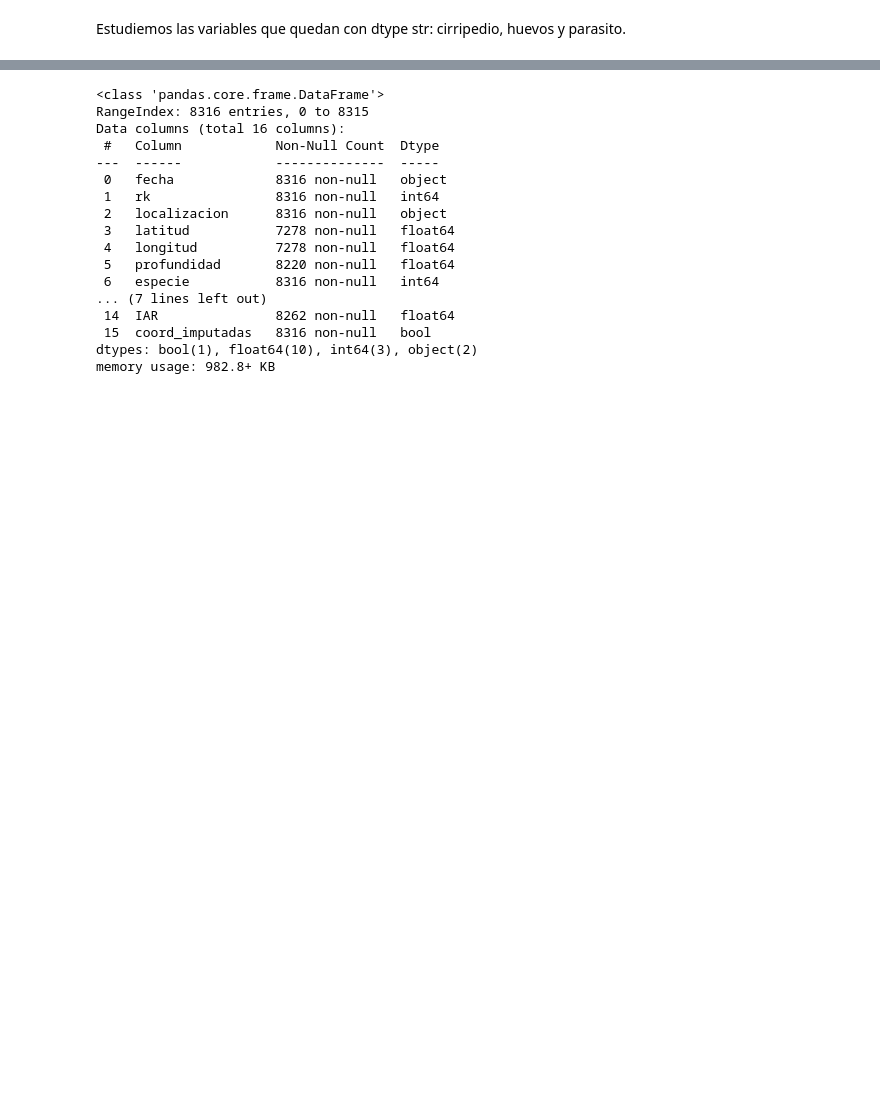
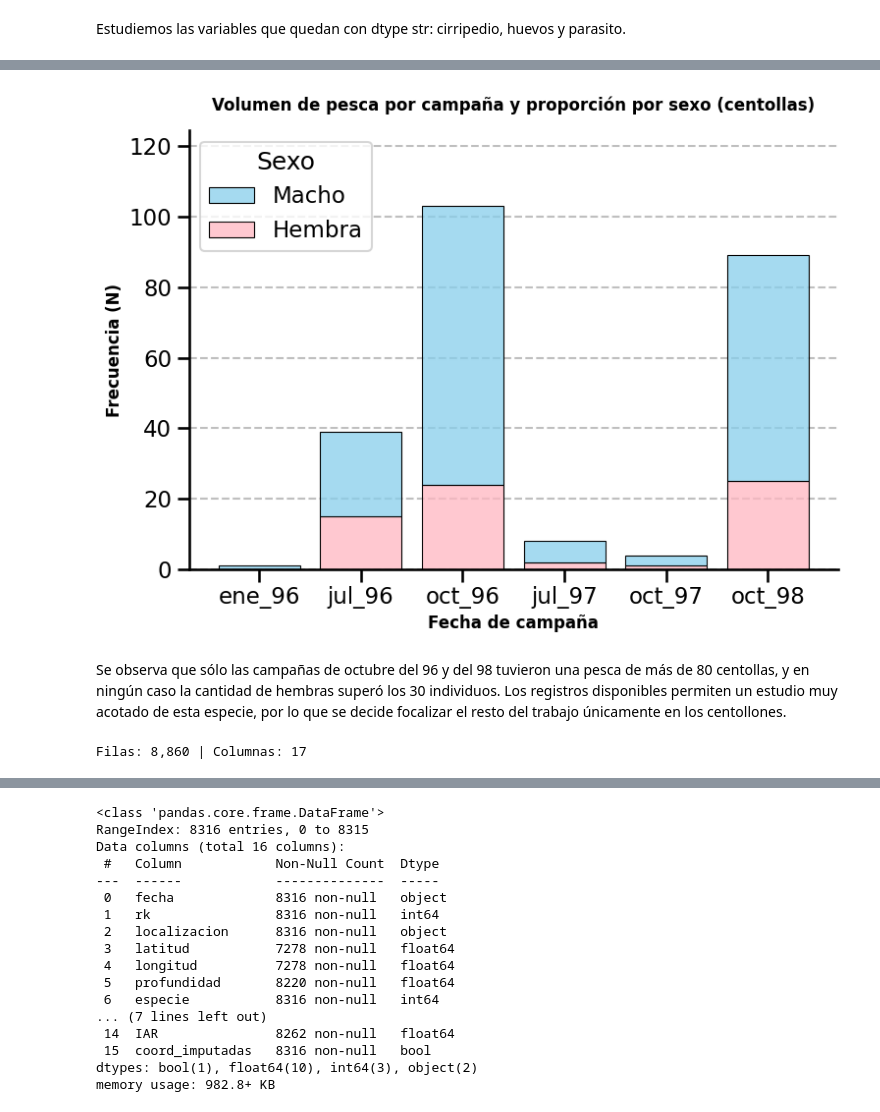
Before and after one commit to Mariano-ds/centollas2026, a Jupyter notebook: mariano/mariano_tp2.ipynb, the cells around one changed output, grey strips where cells are left out. Cells and saved outputs as stored; diff of their text form; code cells hidden in the pictures; blank space fills up the shorter version.

```diff
--- a/mariano/mariano_tp2.ipynb
+++ b/mariano/mariano_tp2.ipynb
@@ -723,0 +469,3 @@ memory usage: 1.1+ MB
+# %%
+# Copia posterior a la limpieza inicial
+df_clean = df_raw.copy()
@@ -723,0 +716,15 @@ memory usage: 1.1+ MB
+# %%
+# Descarte de huevos = po
+df_clean = df_clean[df_clean['huevos'] != 'po']
+
+# Diccionario de correcciones:
+correccion_huevos = {
+    # Corrección de texto
+    'conojos': '3',
+    '7 en 1': '1'
+}
+
+# Aplicar el reemplazo
+df_clean['huevos'] = df_clean['huevos'].replace(correccion_huevos)
+df_clean['huevos'] = df_clean['huevos'].apply(lambda x: float(x))
+df_clean['huevos'].value_counts()
@@ -723,0 +749,54 @@ memory usage: 1.1+ MB
+# %%
+# @title
+
+# Copia de trabajo, enfoque encentollas
+df_plot = df_clean[df_clean['especie'] == 1].copy()
+
+# 1. Mapear la columna sexo (1: Macho, 2: Hembra)
+mapa_sexo = {1: 'Macho', 2: 'Hembra'}
+df_plot['sexo_nom'] = df_plot['sexo'].map(mapa_sexo).fillna(df_plot['sexo'])
+
+# 3. Mapeo de colores específicos: Celeste (#87CEEB) para Machos, Rosa (#FFB6C1) para Hembras
+paleta_sexo = {'Macho': '#87CEEB', 'Hembra': '#FFB6C1'}
+
+plt.figure(figsize=(8, 6))
+
+# 4. Gráfico de barras apiladas mediante histplot
+ax = sns.histplot(
+    data=df_plot,
+    x='fecha',
+    hue='sexo_nom',
+    hue_order=['Macho', 'Hembra'],
+    multiple='stack',
+    palette=paleta_sexo,
+    shrink=0.8,
+    edgecolor='black',
+    linewidth=0.8
+)
+
+# 6. Ajuste de escala vertical y estética general
+plt.ylim(0, ax.get_ylim()[1] * 1.15)
+plt.title('Volumen de pesca por campaña y proporción por sexo (centollas)', fontsize=12, fontweight='bold', pad=15)
+plt.xlabel('Fecha de campaña', fontweight='bold', fontsize=12)
+plt.ylabel('Frecuencia (N)', fontweight='bold', fontsize=12)
+
+# Ajustar etiquetas de la leyenda
+sns.move_legend(ax, "upper left", title="Sexo", frameon=True)
+
+sns.despine(top=True, right=True)
+ax.set_axisbelow(True)
+plt.grid(axis='y', linestyle='--', alpha=0.5, color='gray')
+plt.tight_layout()
+plt.show()
+# %% [output]
+[figure, added]
+# %% [markdown]
+Se observa que sólo las campañas de octubre del 96 y del 98 tuvieron una pesca de más de 80 centollas, y en ningún caso la cantidad de hembras superó los 30 individuos. Los registros disponibles permiten un estudio muy acotado de esta especie, por lo que se decide focalizar el resto del trabajo únicamente en los centollones.
+# %%
+# Descarte de registros de centollas
+df_segmented = df_clean[df_clean['especie'] != 1].copy()
+
+# Tamaño del dataframe segmentado
+print(f"Filas: {df_segmented.shape[0]:,} | Columnas: {df_segmented.shape[1]}")
+# %% [output]
+Filas: 8,860 | Columnas: 17
```
Also changed, not shown: parts of 88 cells of this notebook.
